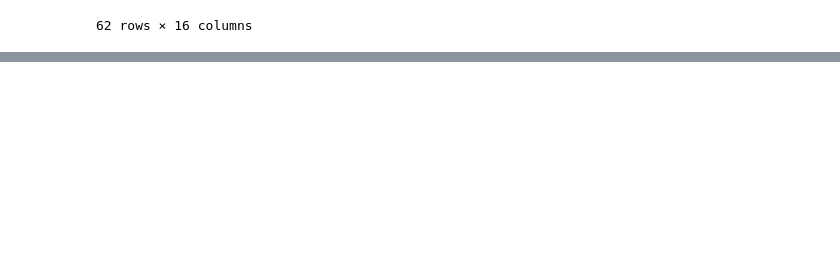
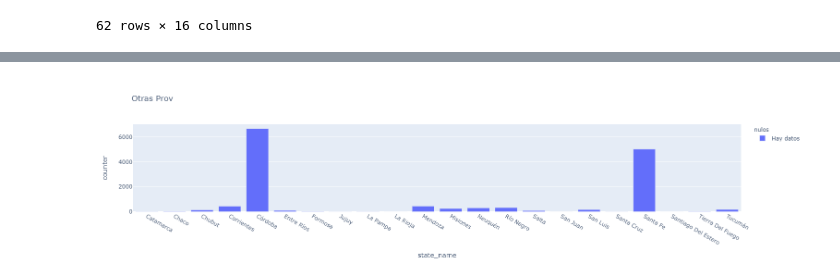
Before and after one commit to giustipatricio/grupo4-1120_ed_13, a Jupyter notebook: M2.ipynb, the cells around one changed output, grey strips where cells are left out. Saved outputs shown, nothing was run; the diff lists cells and outputs as text; code cells hidden in the pictures; blank space fills up the shorter version.

```diff
--- a/M2.ipynb
+++ b/M2.ipynb
@@ -622,0 +685,7 @@ data_4[data_4_quantile].notnull()
+# %%
+fig = px.bar(otras_provincias_group, x="state_name", y="counter",
+             color='nulos', barmode='group',
+             height=400, title="Otras Prov")
+fig.show()
+# %% [output]
+[figure, added]
```
Also changed, not shown: parts of 21 cells of this notebook, 1 other file.
